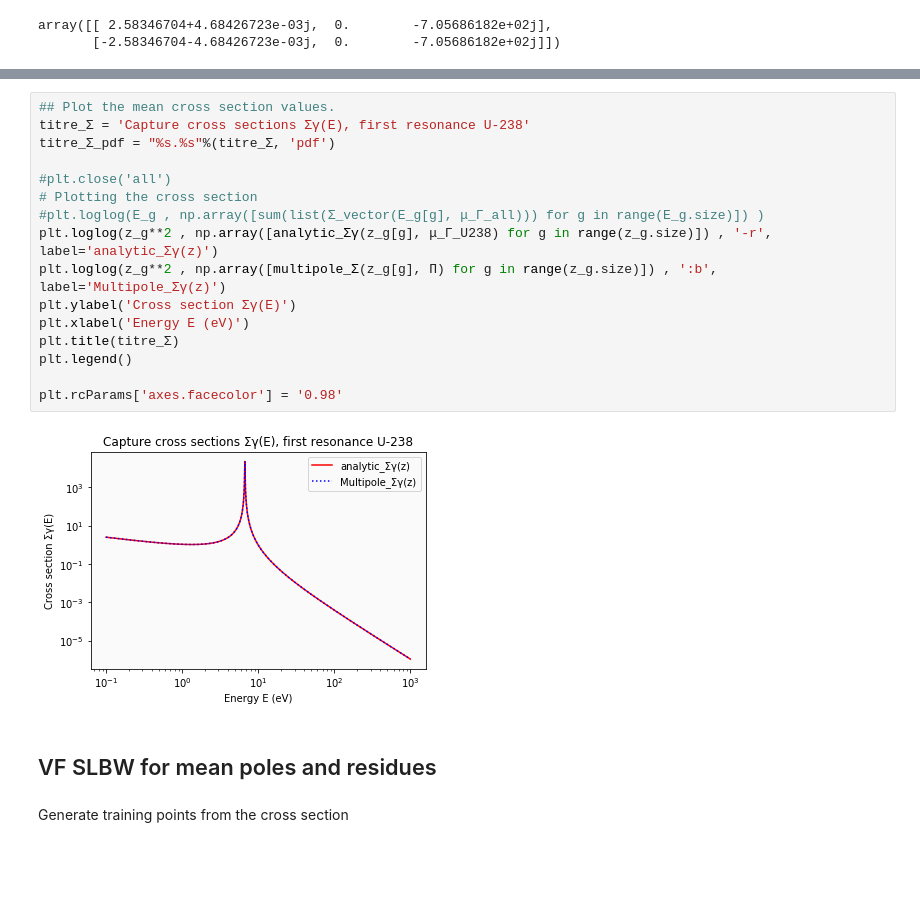
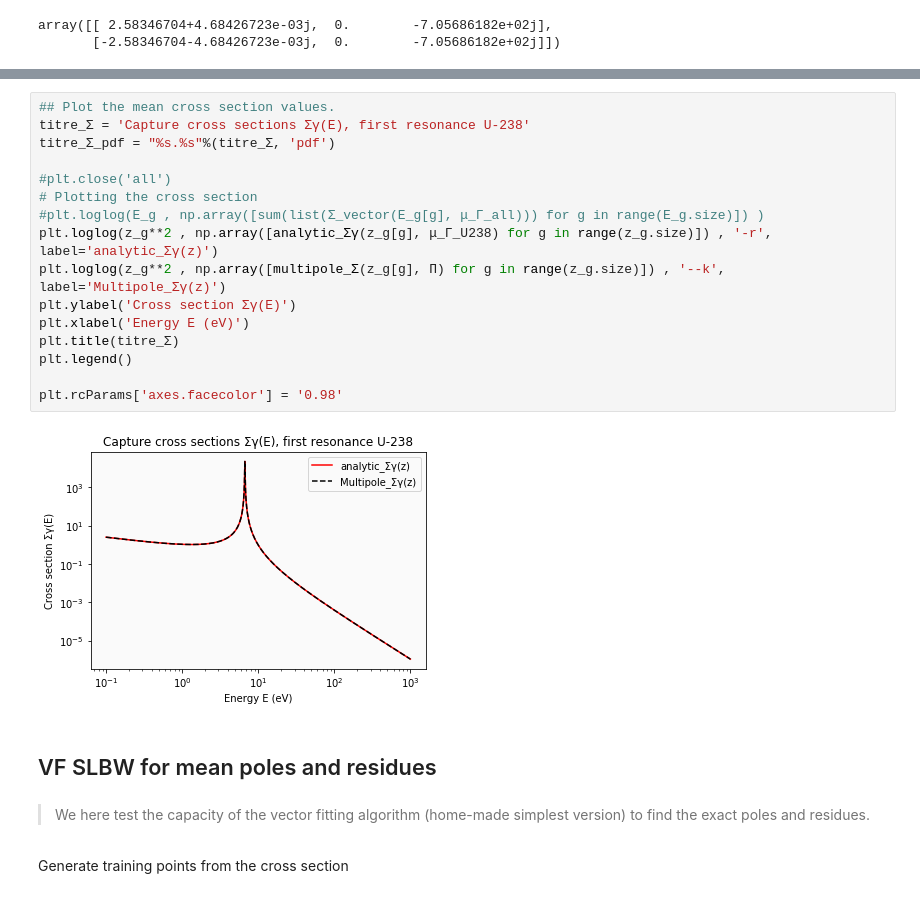
Before and after one commit to icmeyer/Uncertainty-Methods-Toy-Problem, a Jupyter notebook: covariance_conversion.ipynb, the cells around one changed output, grey strips where cells are left out. Drawn from its saved outputs; the diff is of its cells as text; blank space fills up the shorter version.

```diff
--- a/covariance_conversion.ipynb
+++ b/covariance_conversion.ipynb
@@ -248,23 +250,25 @@ array([[ 2.58346704+4.68426723e-03j,  0.        -7.05686182e+02j],
 # %%
 ## Plot the mean cross section values.
 titre_Σ = 'Capture cross sections Σγ(E), first resonance U-238'
 titre_Σ_pdf = "%s.%s"%(titre_Σ, 'pdf')
 
 #plt.close('all')
 # Plotting the cross section
 #plt.loglog(E_g , np.array([sum(list(Σ_vector(E_g[g], μ_Γ_all))) for g in range(E_g.size)]) )
 plt.loglog(z_g**2 , np.array([analytic_Σγ(z_g[g], μ_Γ_U238) for g in range(z_g.size)]) , '-r', label='analytic_Σγ(z)')
-plt.loglog(z_g**2 , np.array([multipole_Σ(z_g[g], Π) for g in range(z_g.size)]) , ':b', label='Multipole_Σγ(z)')
+plt.loglog(z_g**2 , np.array([multipole_Σ(z_g[g], Π) for g in range(z_g.size)]) , '--k', label='Multipole_Σγ(z)')
 plt.ylabel('Cross section Σγ(E)')
 plt.xlabel('Energy E (eV)')
 plt.title(titre_Σ)
 plt.legend()
 
 plt.rcParams['axes.facecolor'] = '0.98'
 # %% [output]
-[figure, old version]
+[figure, new version]
 # %% [markdown]
 ## VF SLBW for mean poles and residues
+# %% [markdown]
+> We here test the capacity of the vector fitting algorithm (home-made simplest version) to find the exact poles and residues.
 # %% [markdown]
 Generate training points from the cross section
 # %%
```
Also changed, not shown: parts of 95 cells of this notebook.
